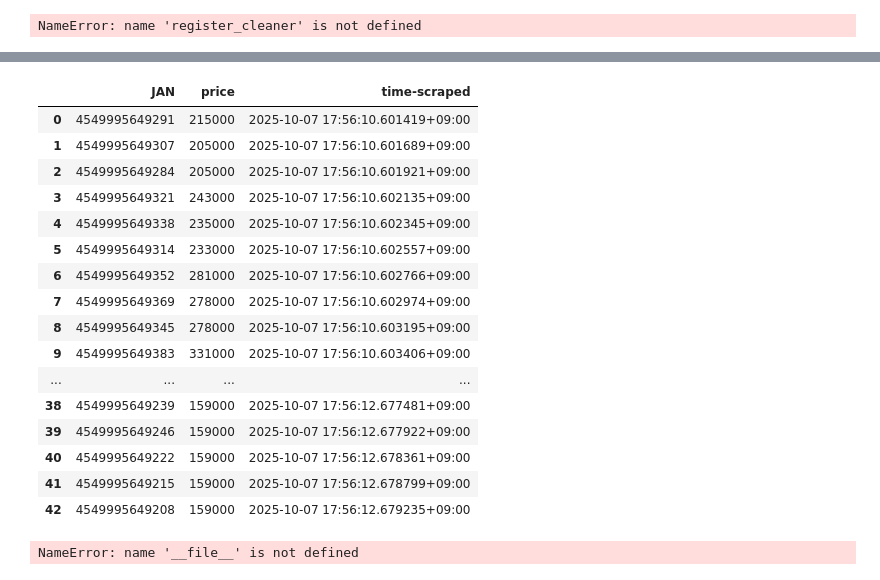
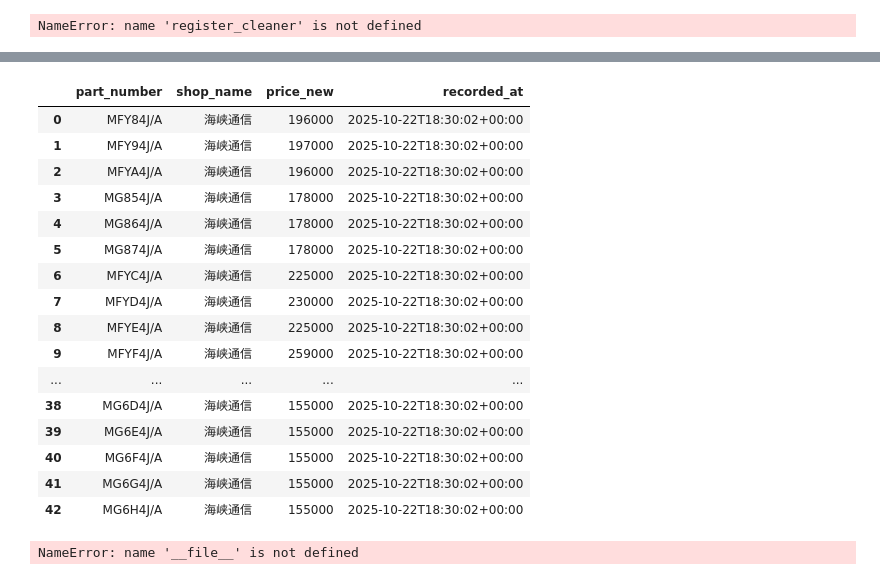
Before and after one commit to zhujiansamuel/YamagotiProjects, a Jupyter notebook: 代码验证.ipynb, the cells around one changed output, grey strips where cells are left out. Cells and saved outputs as stored; diff of their text form; code cells hidden in the pictures.

```diff
--- a/代码验证.ipynb
+++ b/代码验证.ipynb
@@ -2908,5 +2908,5 @@ def clean_shop20(df: pd.DataFrame) -> pd.DataFrame:
 # %% [output]
 NameError: name 'register_cleaner' is not defined
 # %%
-df_20 = pd.read_csv("/Users/syu/PycharmProjects/YamagotiProjects/shop20.csv")
-df_20
+df_2 = pd.read_csv("/Users/syu/PycharmProjects/YamagotiProjects/shop2 (1).csv")
+df_2
@@ -2913,24 +2927,24 @@ df_20
 # %%
-res = clean_shop20(df_20)
+res = clean_shop2(df_2)
 res
 # %% [output]
-|  | JAN | price | time-scraped |
-| 0 | 4549995649291 | 215000 | 2025-10-07 17:56:10.601419+09:00 |
-| 1 | 4549995649307 | 205000 | 2025-10-07 17:56:10.601689+09:00 |
-| 2 | 4549995649284 | 205000 | 2025-10-07 17:56:10.601921+09:00 |
-| 3 | 4549995649321 | 243000 | 2025-10-07 17:56:10.602135+09:00 |
-| 4 | 4549995649338 | 235000 | 2025-10-07 17:56:10.602345+09:00 |
-| 5 | 4549995649314 | 233000 | 2025-10-07 17:56:10.602557+09:00 |
-| 6 | 4549995649352 | 281000 | 2025-10-07 17:56:10.602766+09:00 |
-| 7 | 4549995649369 | 278000 | 2025-10-07 17:56:10.602974+09:00 |
-| 8 | 4549995649345 | 278000 | 2025-10-07 17:56:10.603195+09:00 |
-| 9 | 4549995649383 | 331000 | 2025-10-07 17:56:10.603406+09:00 |
-| ... | ... | ... | ... |
-| 38 | 4549995649239 | 159000 | 2025-10-07 17:56:12.677481+09:00 |
-| 39 | 4549995649246 | 159000 | 2025-10-07 17:56:12.677922+09:00 |
-| 40 | 4549995649222 | 159000 | 2025-10-07 17:56:12.678361+09:00 |
-| 41 | 4549995649215 | 159000 | 2025-10-07 17:56:12.678799+09:00 |
-| 42 | 4549995649208 | 159000 | 2025-10-07 17:56:12.679235+09:00 |
+|  | part_number | shop_name | price_new | recorded_at |
+| 0 | MFY84J/A | 海峡通信 | 196000 | 2025-10-22T18:30:02+00:00 |
+| 1 | MFY94J/A | 海峡通信 | 197000 | 2025-10-22T18:30:02+00:00 |
+| 2 | MFYA4J/A | 海峡通信 | 196000 | 2025-10-22T18:30:02+00:00 |
+| 3 | MG854J/A | 海峡通信 | 178000 | 2025-10-22T18:30:02+00:00 |
+| 4 | MG864J/A | 海峡通信 | 178000 | 2025-10-22T18:30:02+00:00 |
+| 5 | MG874J/A | 海峡通信 | 178000 | 2025-10-22T18:30:02+00:00 |
+| 6 | MFYC4J/A | 海峡通信 | 225000 | 2025-10-22T18:30:02+00:00 |
+| 7 | MFYD4J/A | 海峡通信 | 230000 | 2025-10-22T18:30:02+00:00 |
+| 8 | MFYE4J/A | 海峡通信 | 225000 | 2025-10-22T18:30:02+00:00 |
+| 9 | MFYF4J/A | 海峡通信 | 259000 | 2025-10-22T18:30:02+00:00 |
+| ... | ... | ... | ... | ... |
+| 38 | MG6D4J/A | 海峡通信 | 155000 | 2025-10-22T18:30:02+00:00 |
+| 39 | MG6E4J/A | 海峡通信 | 155000 | 2025-10-22T18:30:02+00:00 |
+| 40 | MG6F4J/A | 海峡通信 | 155000 | 2025-10-22T18:30:02+00:00 |
+| 41 | MG6G4J/A | 海峡通信 | 155000 | 2025-10-22T18:30:02+00:00 |
+| 42 | MG6H4J/A | 海峡通信 | 155000 | 2025-10-22T18:30:02+00:00 |
 # %%
 import re, requests
 from bs4 import BeautifulSoup  # pip install beautifulsoup4
```
Also changed, not shown: parts of 1 cell of this notebook, 2 other files.
